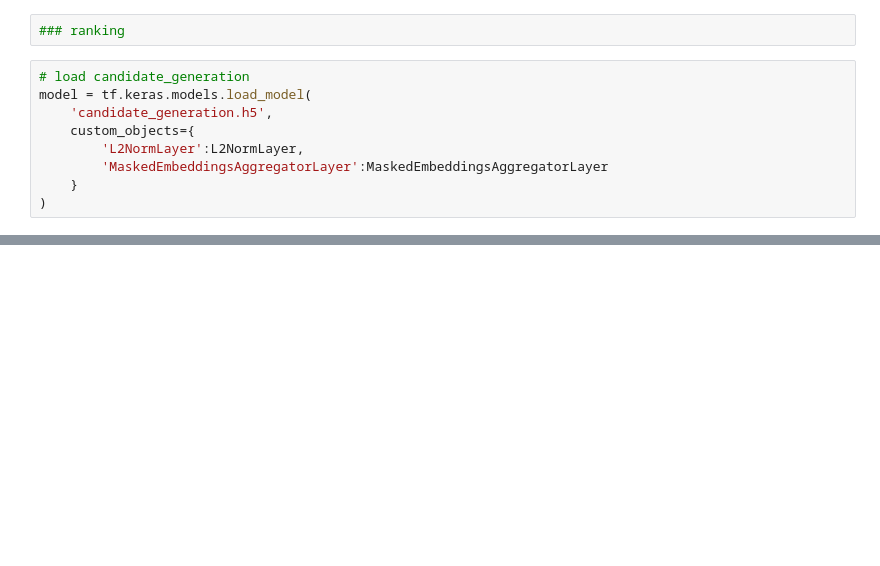
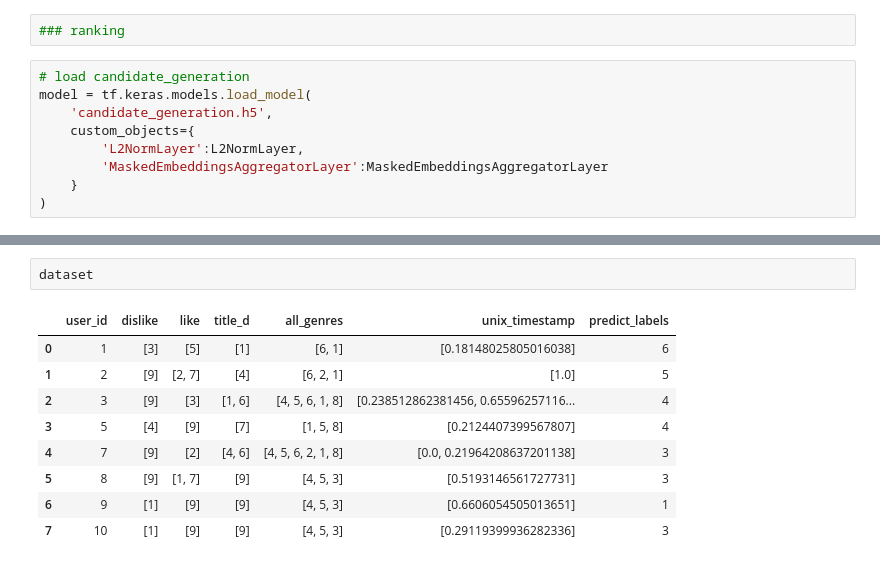
Before and after one commit to hyez/Deep-Youtube-Recommendations, a Jupyter notebook: neural_net.ipynb, the cells around one changed output, grey strips where cells are left out. Cells and saved outputs as stored; diff of their text form; blank space fills up the shorter version.

```diff
--- a/neural_net.ipynb
+++ b/neural_net.ipynb
@@ -476,0 +464,12 @@ new_data
+# %%
+dataset
+# %% [output]
+|  | user_id | dislike | like | title_d | all_genres | unix_timestamp | predict_labels |
+| 0 | 1 | [3] | [5] | [1] | [6, 1] | [0.18148025805016038] | 6 |
+| 1 | 2 | [9] | [2, 7] | [4] | [6, 2, 1] | [1.0] | 5 |
+| 2 | 3 | [9] | [3] | [1, 6] | [4, 5, 6, 1, 8] | [0.238512862381456, 0.65596257116... | 4 |
+| 3 | 5 | [4] | [9] | [7] | [1, 5, 8] | [0.2124407399567807] | 4 |
+| 4 | 7 | [9] | [2] | [4, 6] | [4, 5, 6, 2, 1, 8] | [0.0, 0.21964208637201138] | 3 |
+| 5 | 8 | [9] | [1, 7] | [9] | [4, 5, 3] | [0.5193146561727731] | 3 |
+| 6 | 9 | [1] | [9] | [9] | [4, 5, 3] | [0.6606054505013651] | 1 |
+| 7 | 10 | [1] | [9] | [9] | [4, 5, 3] | [0.29119399936282336] | 3 |
```
Also changed, not shown: parts of 18 cells of this notebook, 1 other file.
